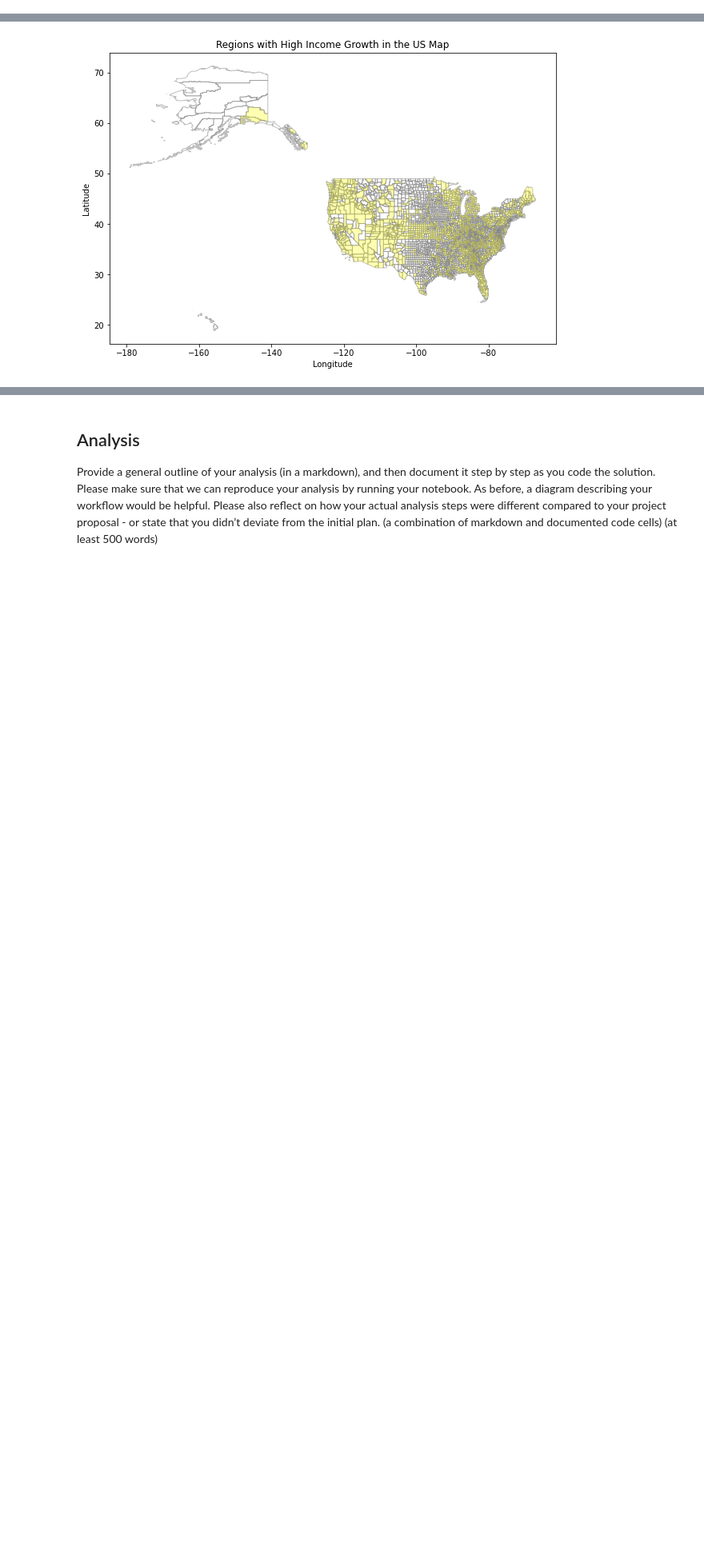
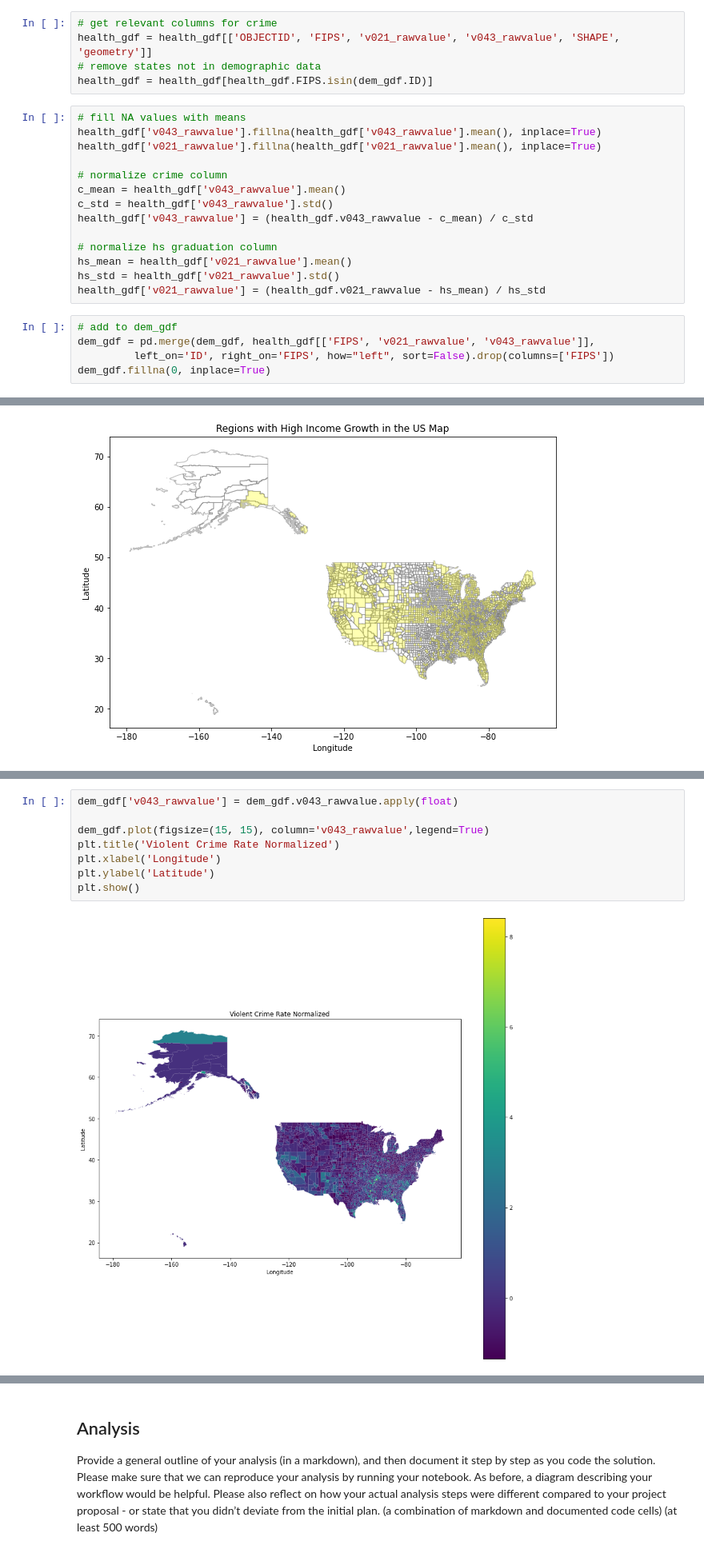
Before and after one commit to sheenapatel262/dsc170_final_proj, a Jupyter notebook: dsc170_proj.ipynb, the cells around one changed output, grey strips where cells are left out. Shown at 80% size. Saved outputs shown, nothing was run; the diff lists cells and outputs as text; blank space fills up the shorter version.

```diff
--- a/dsc170_proj.ipynb
+++ b/dsc170_proj.ipynb
@@ -184,3 +153,27 @@ TypeError: ufunc 'isnan' not supported for the input types, and the inputs could
+# %%
+# get relevant columns for crime
+health_gdf = health_gdf[['OBJECTID', 'FIPS', 'v021_rawvalue', 'v043_rawvalue', 'SHAPE', 'geometry']]
+# remove states not in demographic data
+health_gdf = health_gdf[health_gdf.FIPS.isin(dem_gdf.ID)]
+# %%
+# fill NA values with means
+health_gdf['v043_rawvalue'].fillna(health_gdf['v043_rawvalue'].mean(), inplace=True)
+health_gdf['v021_rawvalue'].fillna(health_gdf['v021_rawvalue'].mean(), inplace=True)
+
+# normalize crime column
+c_mean = health_gdf['v043_rawvalue'].mean()
+c_std = health_gdf['v043_rawvalue'].std()
+health_gdf['v043_rawvalue'] = (health_gdf.v043_rawvalue - c_mean) / c_std
+
+# normalize hs graduation column
+hs_mean = health_gdf['v021_rawvalue'].mean()
+hs_std = health_gdf['v021_rawvalue'].std()
+health_gdf['v021_rawvalue'] = (health_gdf.v021_rawvalue - hs_mean) / hs_std
+# %%
+# add to dem_gdf
+dem_gdf = pd.merge(dem_gdf, health_gdf[['FIPS', 'v021_rawvalue', 'v043_rawvalue']],
+         left_on='ID', right_on='FIPS', how="left", sort=False).drop(columns=['FIPS'])
+dem_gdf.fillna(0, inplace=True)
 # %% [markdown]
 ## Descriptive Statistics
 
@@ -408,0 +404,10 @@ plt.show()
+# %%
+dem_gdf['v043_rawvalue'] = dem_gdf.v043_rawvalue.apply(float)
+
+dem_gdf.plot(figsize=(15, 15), column='v043_rawvalue',legend=True)
+plt.title('Violent Crime Rate Normalized')
+plt.xlabel('Longitude')
+plt.ylabel('Latitude')
+plt.show()
+# %% [output]
+[figure, added]
```
Also changed, not shown: parts of 31 cells of this notebook.
